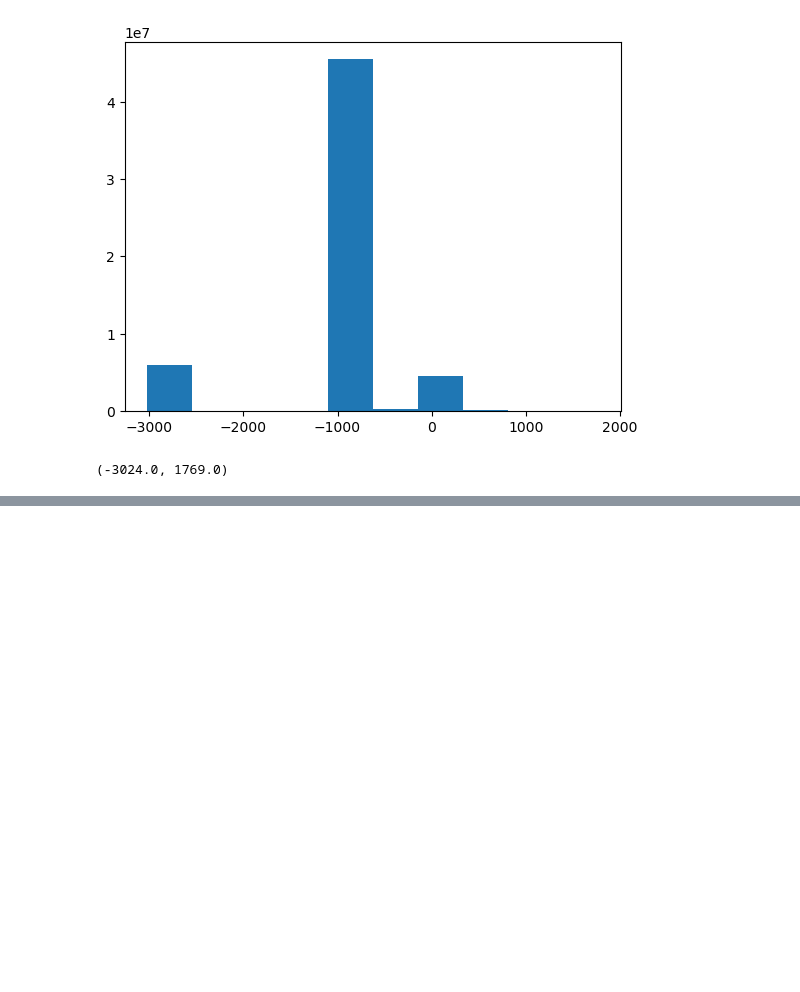
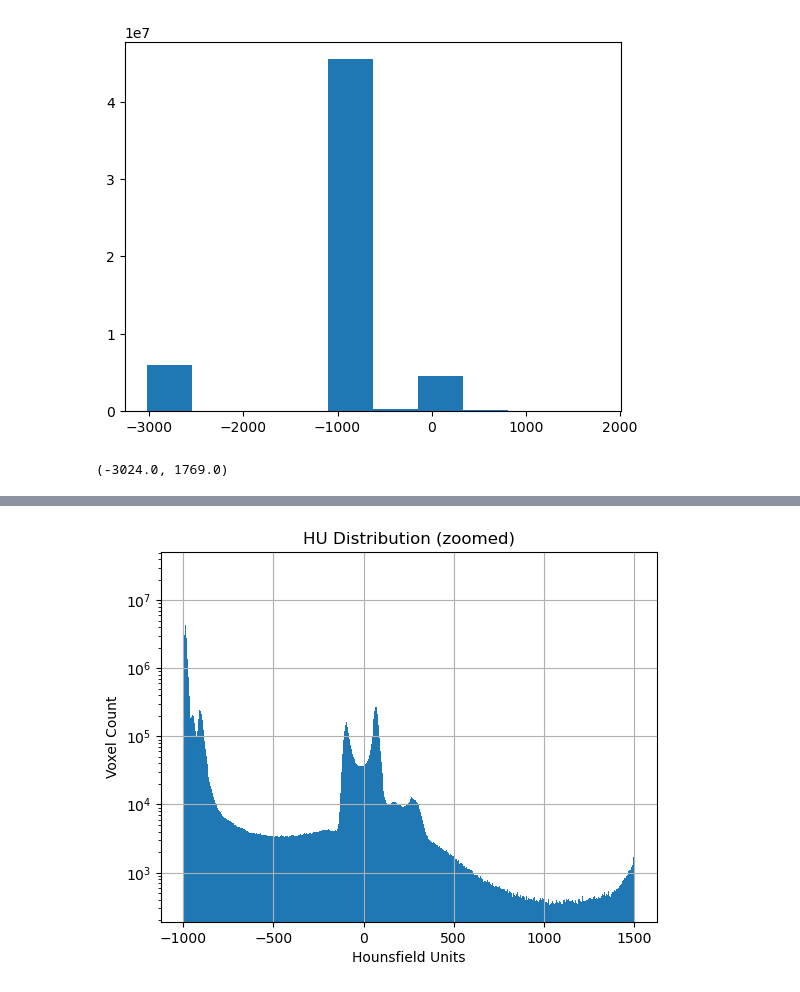
Before and after one commit to kitarp07/RA_Selection_Task, a Jupyter notebook: src/explore.ipynb, the cells around one changed output, grey strips where cells are left out. Cells and saved outputs as stored; diff of their text form; code cells hidden in the pictures; blank space fills up the shorter version.

```diff
--- a/src/explore.ipynb
+++ b/src/explore.ipynb
@@ -195,0 +195,9 @@ np.min(ct_images_vol_data), np.max(ct_images_vol_data)
+# %%
+plt.hist(ct_images_vol_data.flatten(), bins=500, range=(-1000, 1500), log=True)
+plt.title("HU Distribution (zoomed)")
+plt.xlabel("Hounsfield Units")
+plt.ylabel("Voxel Count")
+plt.grid(True)
+plt.show()
+# %% [output]
+[figure, added]
```
Also changed, not shown: parts of 32 cells of this notebook, 1 other file.
